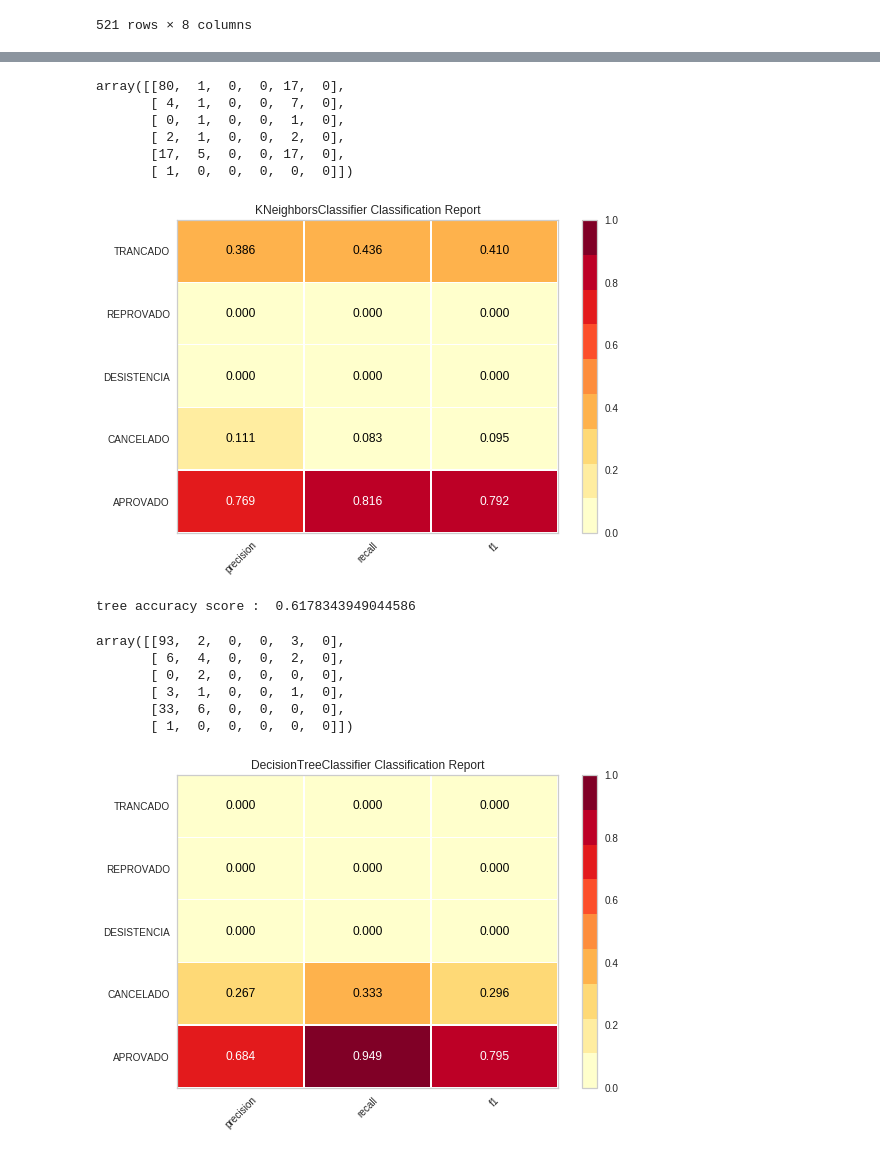
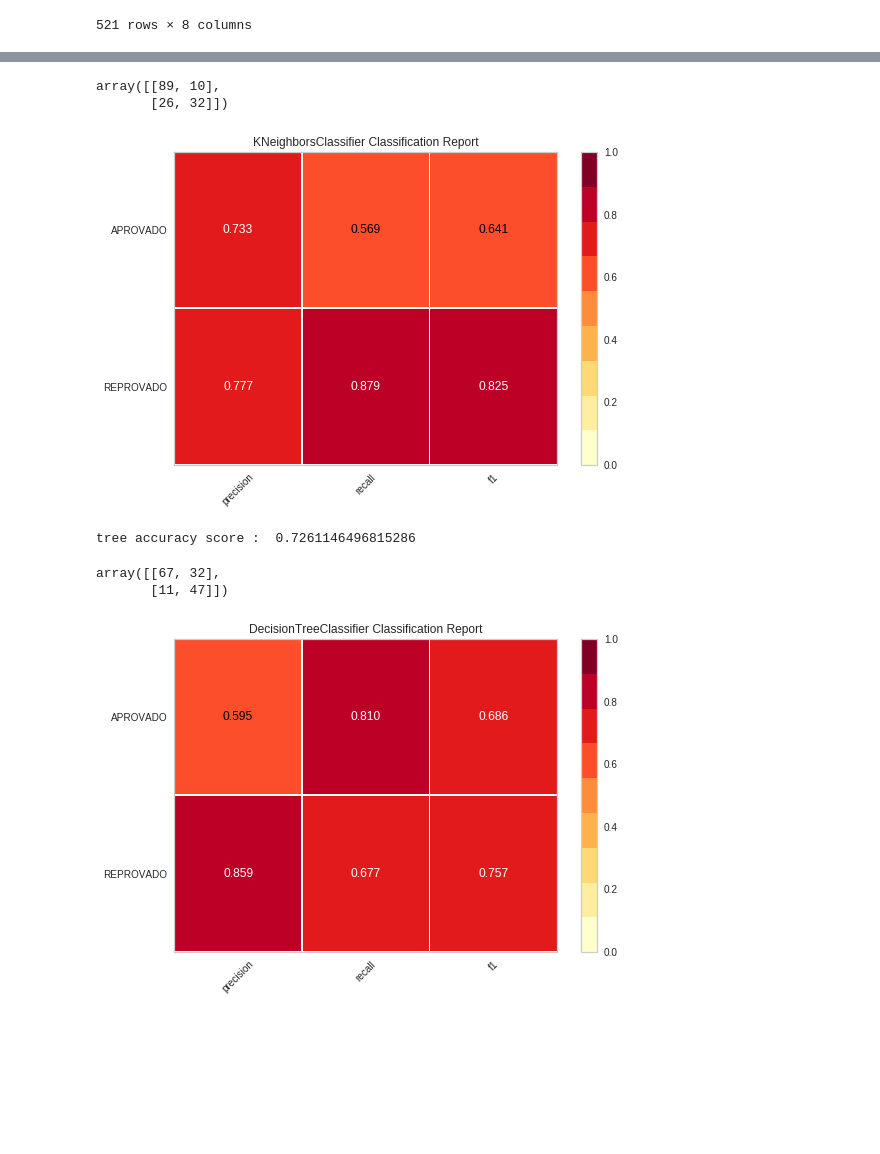
Before and after one commit to repitta/CienciaDeDadosEducacionais, a Jupyter notebook: Análise_Luana.ipynb, the cells around one changed output, grey strips where cells are left out. Drawn from its saved outputs; the diff is of its cells as text; code cells hidden in the pictures; blank space fills up the shorter version.

```diff
--- a/Análise_Luana.ipynb
+++ b/Análise_Luana.ipynb
@@ -740,7 +746,7 @@ array([[93,  0,  0,  0,  5,  0],
 # %%
 from yellowbrick.classifier import ClassificationReport
 # Instantiate the classification model and visualizer
-visualizer = ClassificationReport(svc_model, classes=['APROVADO','CANCELADO', 'DESISTENCIA', 'REPROVADO','TRANCADO'])
+visualizer = ClassificationReport(svc_model, classes=['REPROVADO', 'APROVADO'])
 visualizer.fit(data_train, target_train) # Fit the training data to the visualizer
 visualizer.score(data_test, target_test) # Evaluate the model on the test data
 g = visualizer.poof() # Draw/show/poof the data
@@ -751,7 +757,7 @@ g = visualizer.poof() # Draw/show/poof the data
 from sklearn.neighbors import KNeighborsClassifier
 from sklearn.metrics import accuracy_score
 #create object of the lassifier
-neigh = KNeighborsClassifier(n_neighbors=3)
+neigh = KNeighborsClassifier(n_neighbors=17)
 #Train the algorithm
 neigh.fit(data_train, target_train)
 # predict the response
@@ -763,27 +769,23 @@ KNeighbors accuracy score :  0.6242038216560509
 # %%
-confusion_matrix(target_test, pred, labels=[0,1,2,3,4,5])
+confusion_matrix(target_test, pred, labels=[0,1])
 # %% [output]
-array([[80,  1,  0,  0, 17,  0],
-       [ 4,  1,  0,  0,  7,  0],
-       [ 0,  1,  0,  0,  1,  0],
-       [ 2,  1,  0,  0,  2,  0],
-       [17,  5,  0,  0, 17,  0],
-       [ 1,  0,  0,  0,  0,  0]])
+array([[89, 10],
+       [26, 32]])
 # %%
 from yellowbrick.classifier import ClassificationReport
 # Instantiate the classification model and visualizer
-visualizer = ClassificationReport(neigh, classes=['APROVADO','CANCELADO', 'DESISTENCIA', 'REPROVADO','TRANCADO'])
+visualizer = ClassificationReport(neigh, classes=['REPROVADO', 'APROVADO'])
 visualizer.fit(data_train, target_train) # Fit the training data to the visualizer
 visualizer.score(data_test, target_test) # Evaluate the model on the test data
 g = visualizer.poof() # Draw/show/poof the data
 # %% [output]
-[figure, old version]
+[figure, new version]
 # %%
 #import necessary modules
 from sklearn import tree
 from sklearn.metrics import accuracy_score
 #create object of the lassifier
-tree = tree.DecisionTreeClassifier(criterion='entropy',max_depth=3,min_samples_leaf=5)
+tree = tree.DecisionTreeClassifier(criterion='entropy',max_depth=1,min_samples_leaf=3)
 #Train the algorithm
 tree.fit(data_train, target_train)
 # predict the response
@@ -791,22 +793,18 @@ pred = tree.predict(data_test)
 # evaluate accuracy
 print ("tree accuracy score : ",accuracy_score(target_test, pred))
 # %% [output]
-tree accuracy score :  0.6178343949044586
+tree accuracy score :  0.7261146496815286
 # %%
-confusion_matrix(target_test, pred, labels=[0,1,2,3,4,5])
+confusion_matrix(target_test, pred, labels=[0,1])
 # %% [output]
-array([[93,  2,  0,  0,  3,  0],
-       [ 6,  4,  0,  0,  2,  0],
-       [ 0,  2,  0,  0,  0,  0],
-       [ 3,  1,  0,  0,  1,  0],
-       [33,  6,  0,  0,  0,  0],
-       [ 1,  0,  0,  0,  0,  0]])
+array([[67, 32],
+       [11, 47]])
 # %%
 from yellowbrick.classifier import ClassificationReport
 # Instantiate the classification model and visualizer
-visualizer = ClassificationReport(tree, classes=['APROVADO','CANCELADO', 'DESISTENCIA', 'REPROVADO','TRANCADO'])
+visualizer = ClassificationReport(tree, classes=['REPROVADO', 'APROVADO'])
 visualizer.fit(data_train, target_train) # Fit the training data to the visualizer
 visualizer.score(data_test, target_test) # Evaluate the model on the test data
 g = visualizer.poof() # Draw/show/poof the data
 # %% [output]
-[figure, old version]
+[figure, new version]
```
Also changed, not shown: parts of 16 cells of this notebook.
